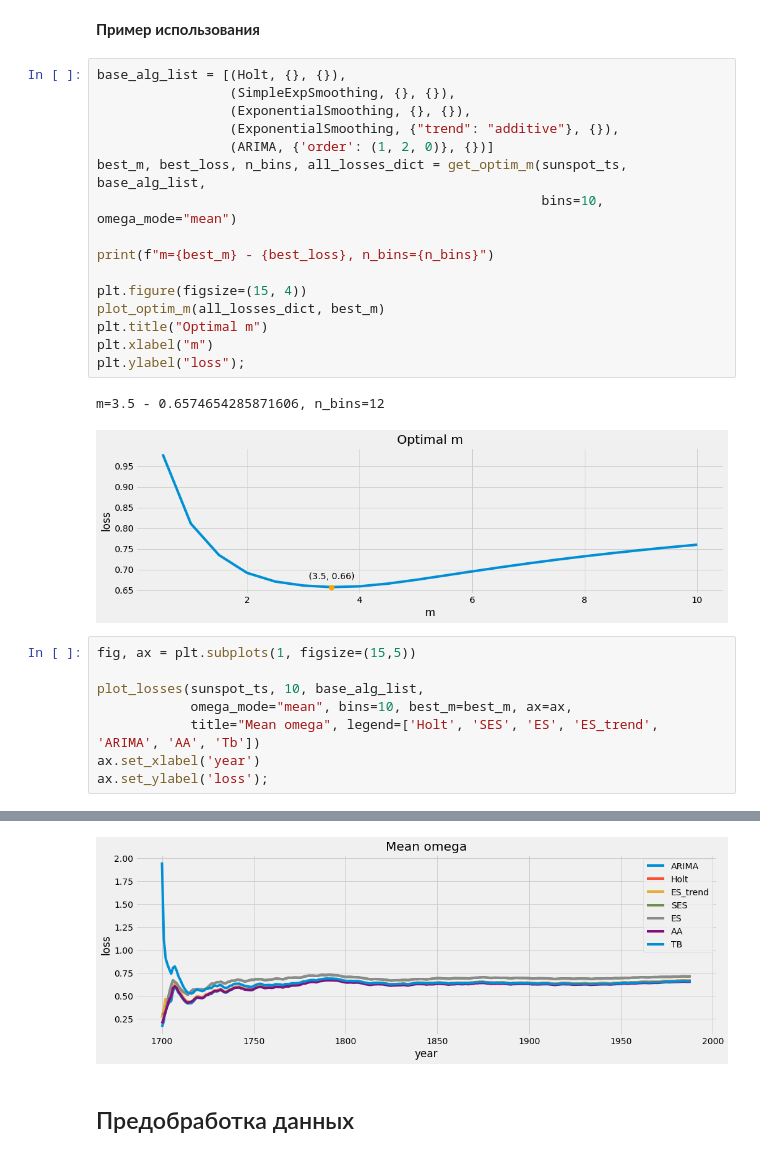
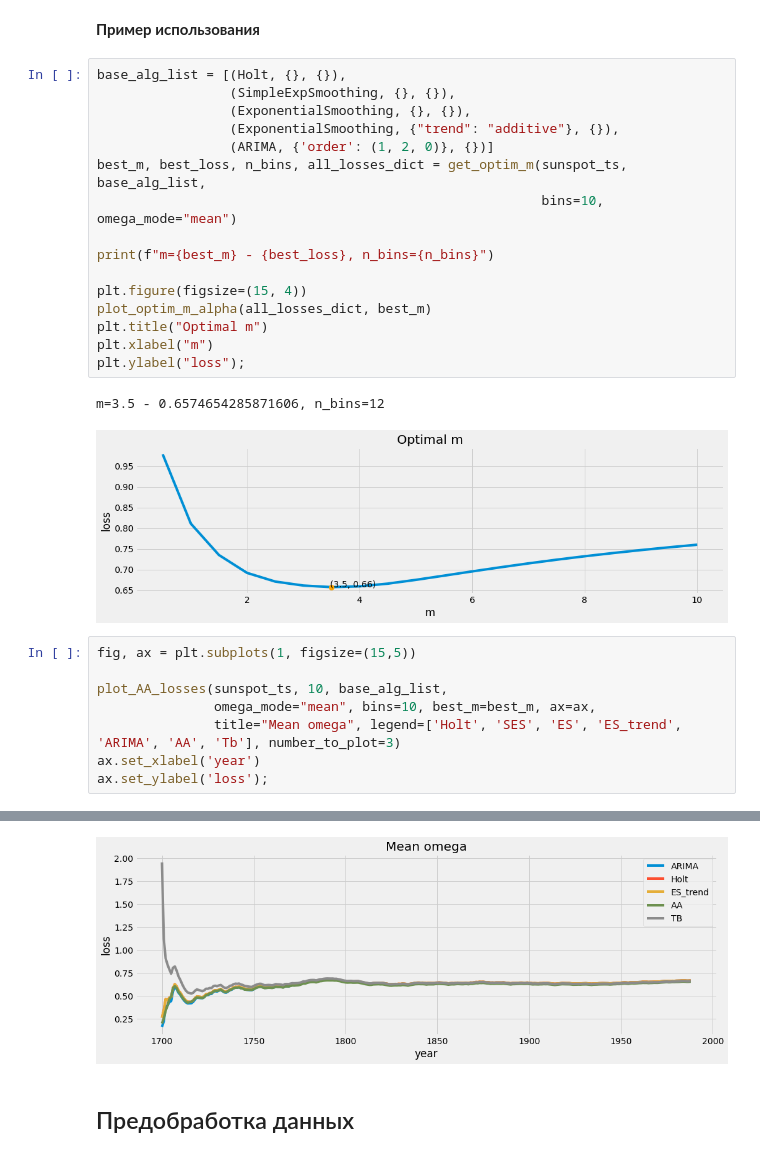
Before and after one commit to aromanenko/AggregatingAlgorithm, a Jupyter notebook: DFA_forecast.ipynb, the cells around one changed output, grey strips where cells are left out. Saved outputs shown, nothing was run; the diff lists cells and outputs as text.

```diff
--- a/DFA_forecast.ipynb
+++ b/DFA_forecast.ipynb
@@ -42,19 +43,19 @@ best_m, best_loss, n_bins, all_losses_dict = get_optim_m(sunspot_ts, base_alg_li
 print(f"m={best_m} - {best_loss}, n_bins={n_bins}")
 
 plt.figure(figsize=(15, 4))
-plot_optim_m(all_losses_dict, best_m)
+plot_optim_m_alpha(all_losses_dict, best_m)
 plt.title("Optimal m")
 plt.xlabel("m")
 plt.ylabel("loss");
 # %% [output]
 m=3.5 - 0.6574654285871606, n_bins=12
-[figure, old version]
+[figure, new version]
 # %%
 fig, ax = plt.subplots(1, figsize=(15,5))
 
-plot_losses(sunspot_ts, 10, base_alg_list,
-            omega_mode="mean", bins=10, best_m=best_m, ax=ax,
-            title="Mean omega", legend=['Holt', 'SES', 'ES', 'ES_trend', 'ARIMA', 'AA', 'Tb'])
+plot_AA_losses(sunspot_ts, 10, base_alg_list,
+               omega_mode="mean", bins=10, best_m=best_m, ax=ax,
+               title="Mean omega", legend=['Holt', 'SES', 'ES', 'ES_trend', 'ARIMA', 'AA', 'Tb'], number_to_plot=3)
 ax.set_xlabel('year')
 ax.set_ylabel('loss');
 # %% [output]
@@ -67,5 +66,5 @@ ES mean loss: 0.6790750398274551
 AA mean loss: 0.6109168262429002
-[figure, old version]
+[figure, new version]
 # %% [markdown]
 ## Предобработка данных
 # %%
```
Also changed, not shown: parts of 30 cells of this notebook, 9 other files.
